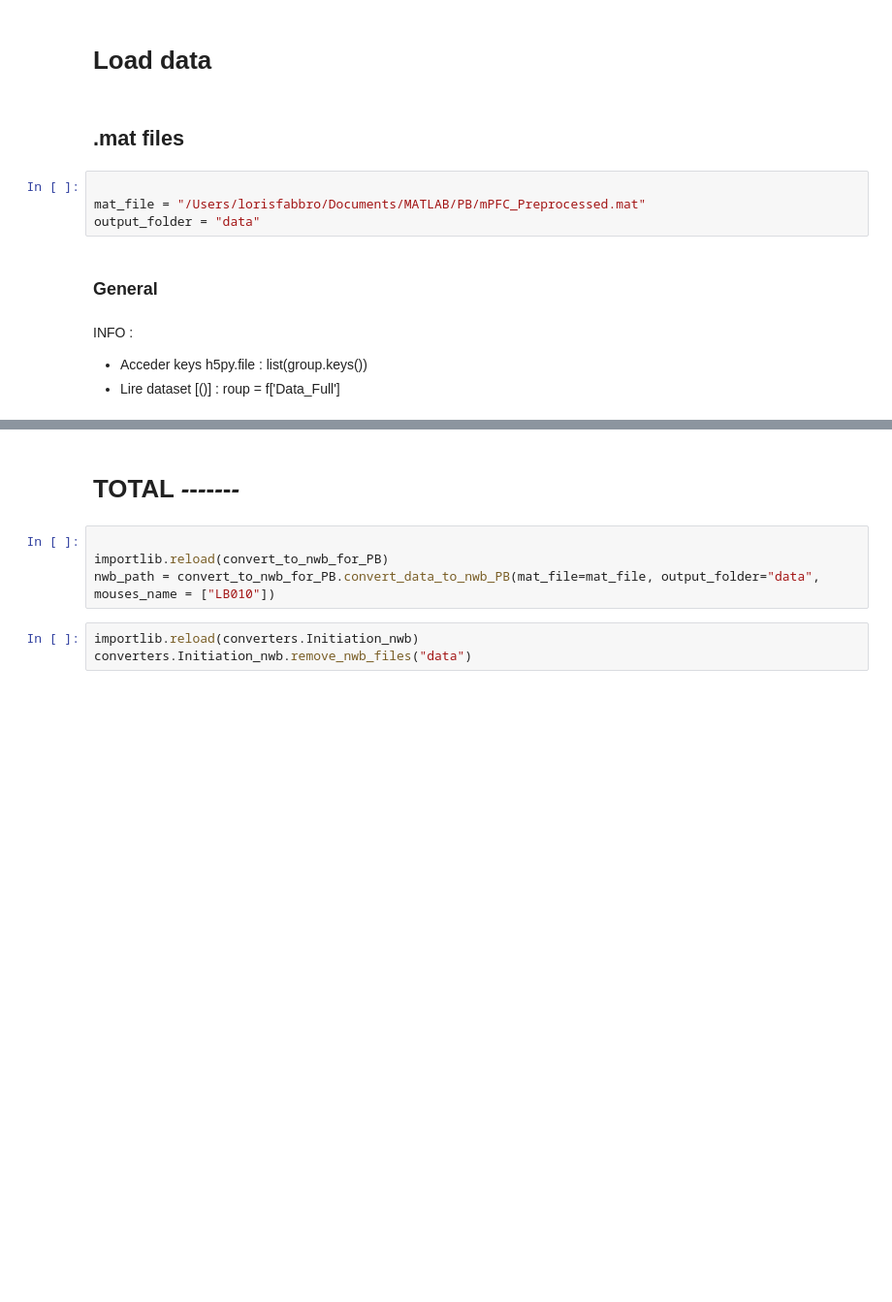
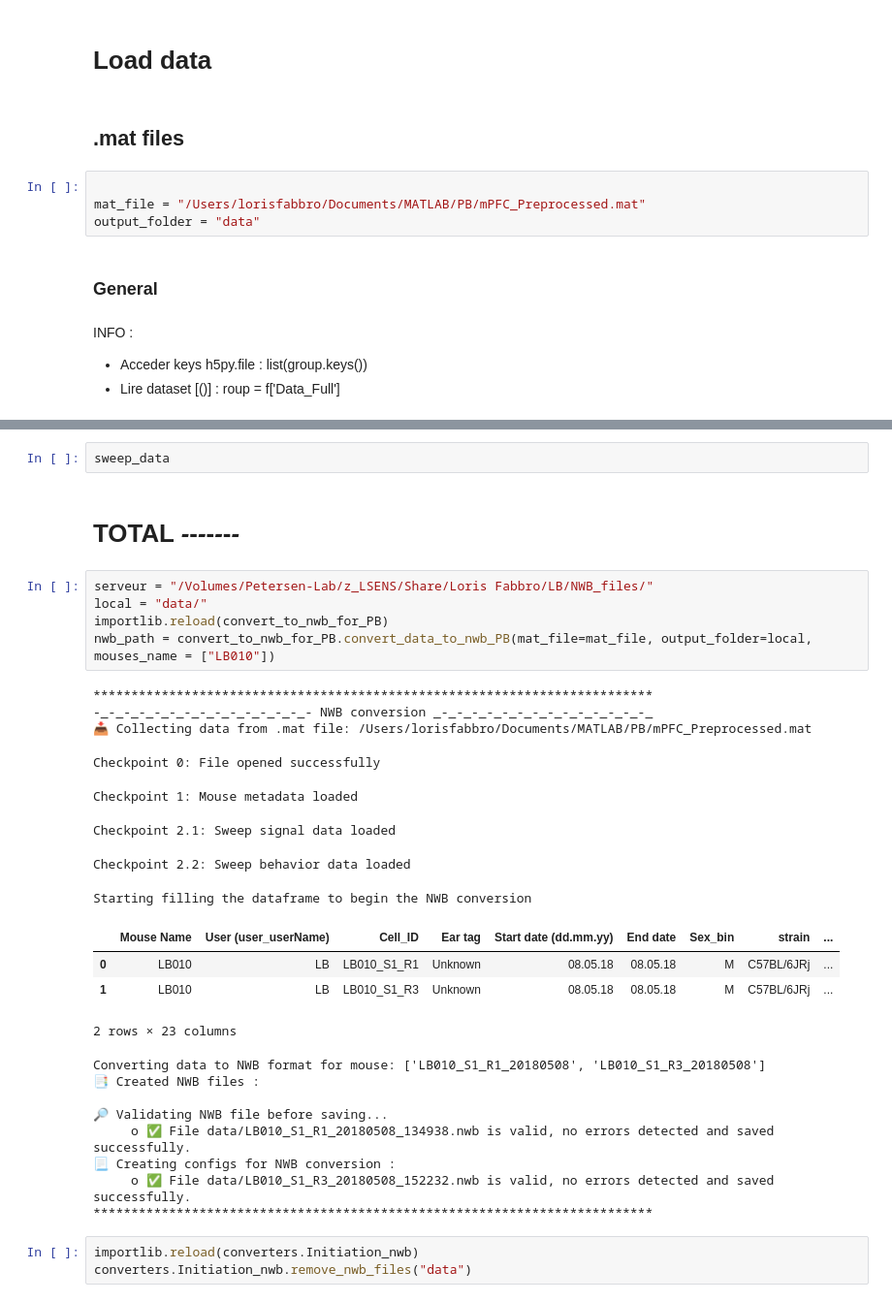
Before and after one commit to loris-fab/NWB_converter_PB, a Jupyter notebook: LO_NWB_conversion_PB.ipynb, the cells around one changed output, grey strips where cells are left out. Shown: that part at 97% size. Cells and saved outputs as stored; diff of their text form; blank space fills up the shorter version.

```diff
--- a/LO_NWB_conversion_PB.ipynb
+++ b/LO_NWB_conversion_PB.ipynb
@@ -498,9 +189,33 @@ dataframe_csv_file.head(30)
+# %%
+sweep_data
 # %% [markdown]
  # TOTAL _-_-_-_-_-_-_-_
 # %%
-
+serveur = "/Volumes/Petersen-Lab/z_LSENS/Share/Loris Fabbro/LB/NWB_files/"
+local = "data/"
 importlib.reload(convert_to_nwb_for_PB)
-nwb_path = convert_to_nwb_for_PB.convert_data_to_nwb_PB(mat_file=mat_file, output_folder="data", mouses_name = ["LB010"])
+nwb_path = convert_to_nwb_for_PB.convert_data_to_nwb_PB(mat_file=mat_file, output_folder=local, mouses_name = ["LB010"])
+# %% [output]
+**************************************************************************
+-_-_-_-_-_-_-_-_-_-_-_-_-_-_- NWB conversion _-_-_-_-_-_-_-_-_-_-_-_-_-_-_
+📥 Collecting data from .mat file: /Users/lorisfabbro/Documents/MATLAB/PB/mPFC_Preprocessed.mat
+Checkpoint 0: File opened successfully
+Checkpoint 1: Mouse metadata loaded
+Checkpoint 2.1: Sweep signal data loaded
+Checkpoint 2.2: Sweep behavior data loaded
+Starting filling the dataframe to begin the NWB conversion
+|  | Mouse Name | User (user_userName) | Cell_ID | Ear tag | Start date (dd.mm.yy) | End date | Sex_bin | strain | ... |
+| 0 | LB010 | LB | LB010_S1_R1 | Unknown | 08.05.18 | 08.05.18 | M | C57BL/6JRj | ... |
+| 1 | LB010 | LB | LB010_S1_R3 | Unknown | 08.05.18 | 08.05.18 | M | C57BL/6JRj | ... |
+2 rows × 23 columns
+Converting data to NWB format for mouse: ['LB010_S1_R1_20180508', 'LB010_S1_R3_20180508']
+📑 Created NWB files :
+
+🔎 Validating NWB file before saving...
+     o ✅ File data/LB010_S1_R1_20180508_134938.nwb is valid, no errors detected and saved successfully.
+📃 Creating configs for NWB conversion :
+     o ✅ File data/LB010_S1_R3_20180508_152232.nwb is valid, no errors detected and saved successfully.
+**************************************************************************
 # %%
 importlib.reload(converters.Initiation_nwb)
 converters.Initiation_nwb.remove_nwb_files("data")
```
Also changed, not shown: parts of 17 cells of this notebook, 4 other files.
